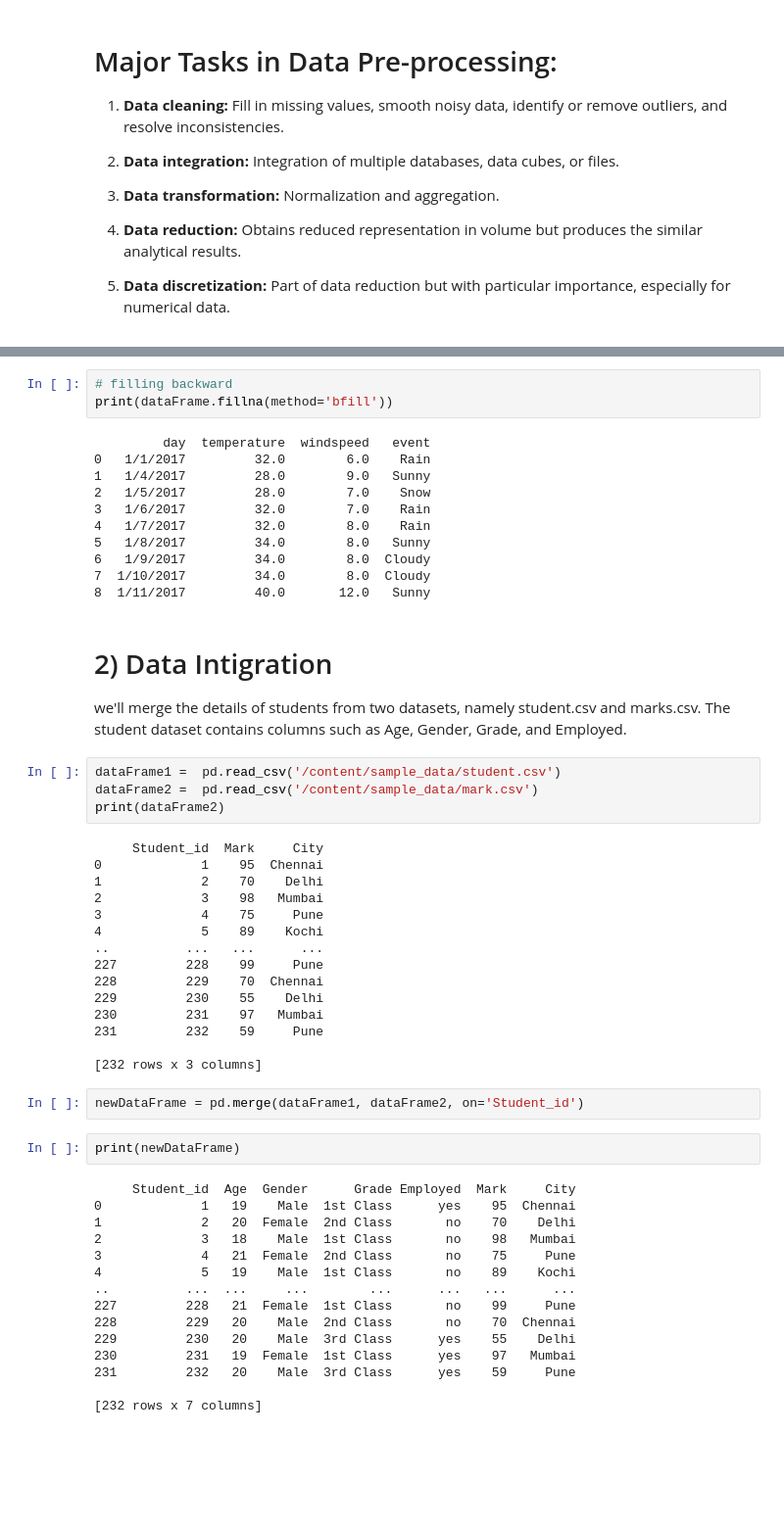
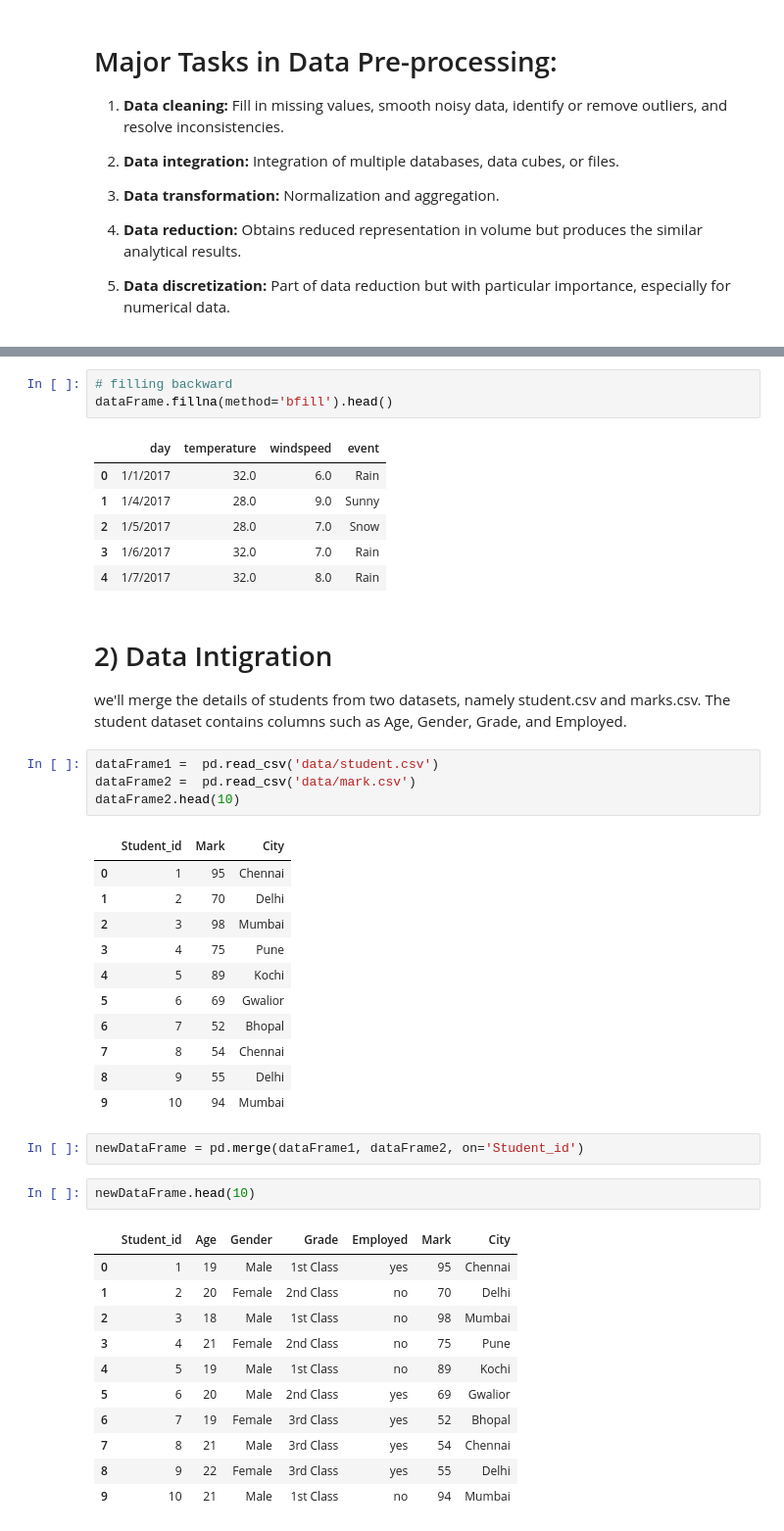
Before and after one commit to nothefakekowshik/DMDWLAB, a Jupyter notebook: ex1/DataPreprocessing.ipynb, the cells around one changed output, grey strips where cells are left out. Shown at 98% size. Saved outputs shown, nothing was run; the diff lists cells and outputs as text; blank space fills up the shorter version.

```diff
--- a/ex1/DataPreprocessing.ipynb
+++ b/ex1/DataPreprocessing.ipynb
@@ -94,59 +200,49 @@ print(dataFrame.fillna(method='pad'))
 # %%
 # filling backward
-print(dataFrame.fillna(method='bfill'))
+dataFrame.fillna(method='bfill').head()
 # %% [output]
-         day  temperature  windspeed   event
-0   1/1/2017         32.0        6.0    Rain
-1   1/4/2017         28.0        9.0   Sunny
-2   1/5/2017         28.0        7.0    Snow
-3   1/6/2017         32.0        7.0    Rain
-4   1/7/2017         32.0        8.0    Rain
-5   1/8/2017         34.0        8.0   Sunny
-6   1/9/2017         34.0        8.0  Cloudy
-7  1/10/2017         34.0        8.0  Cloudy
-8  1/11/2017         40.0       12.0   Sunny
+|  | day | temperature | windspeed | event |
+| 0 | 1/1/2017 | 32.0 | 6.0 | Rain |
+| 1 | 1/4/2017 | 28.0 | 9.0 | Sunny |
+| 2 | 1/5/2017 | 28.0 | 7.0 | Snow |
+| 3 | 1/6/2017 | 32.0 | 7.0 | Rain |
+| 4 | 1/7/2017 | 32.0 | 8.0 | Rain |
 # %% [markdown]
 # 2) Data Intigration
 we'll merge the details of students from two datasets, namely student.csv and marks.csv.
 The student dataset contains columns such as Age, Gender, Grade, and Employed.
 # %%
-dataFrame1 =  pd.read_csv('/content/sample_data/student.csv')
-dataFrame2 =  pd.read_csv('/content/sample_data/mark.csv')
-print(dataFrame2)
+dataFrame1 =  pd.read_csv('data/student.csv')
+dataFrame2 =  pd.read_csv('data/mark.csv')
+dataFrame2.head(10)
 # %% [output]
-     Student_id  Mark     City
-0             1    95  Chennai
-1             2    70    Delhi
-2             3    98   Mumbai
-3             4    75     Pune
-4             5    89    Kochi
-..          ...   ...      ...
-227         228    99     Pune
-228         229    70  Chennai
-229         230    55    Delhi
-230         231    97   Mumbai
-231         232    59     Pune
-
-[232 rows x 3 columns]
+|  | Student_id | Mark | City |
+| 0 | 1 | 95 | Chennai |
+| 1 | 2 | 70 | Delhi |
+| 2 | 3 | 98 | Mumbai |
+| 3 | 4 | 75 | Pune |
+| 4 | 5 | 89 | Kochi |
+| 5 | 6 | 69 | Gwalior |
+| 6 | 7 | 52 | Bhopal |
+| 7 | 8 | 54 | Chennai |
+| 8 | 9 | 55 | Delhi |
+| 9 | 10 | 94 | Mumbai |
 # %%
 newDataFrame = pd.merge(dataFrame1, dataFrame2, on='Student_id')
 # %%
-print(newDataFrame)
+newDataFrame.head(10)
 # %% [output]
-     Student_id  Age  Gender      Grade Employed  Mark     City
-0             1   19    Male  1st Class      yes    95  Chennai
-1             2   20  Female  2nd Class       no    70    Delhi
-2             3   18    Male  1st Class       no    98   Mumbai
-3             4   21  Female  2nd Class       no    75     Pune
-4             5   19    Male  1st Class       no    89    Kochi
-..          ...  ...     ...        ...      ...   ...      ...
-227         228   21  Female  1st Class       no    99     Pune
-228         229   20    Male  2nd Class       no    70  Chennai
-229         230   20    Male  3rd Class      yes    55    Delhi
-230         231   19  Female  1st Class      yes    97   Mumbai
-231         232   20    Male  3rd Class      yes    59     Pune
-
-[232 rows x 7 columns]
+|  | Student_id | Age | Gender | Grade | Employed | Mark | City |
+| 0 | 1 | 19 | Male | 1st Class | yes | 95 | Chennai |
+| 1 | 2 | 20 | Female | 2nd Class | no | 70 | Delhi |
+| 2 | 3 | 18 | Male | 1st Class | no | 98 | Mumbai |
+| 3 | 4 | 21 | Female | 2nd Class | no | 75 | Pune |
+| 4 | 5 | 19 | Male | 1st Class | no | 89 | Kochi |
+| 5 | 6 | 20 | Male | 2nd Class | yes | 69 | Gwalior |
+| 6 | 7 | 19 | Female | 3rd Class | yes | 52 | Bhopal |
+| 7 | 8 | 21 | Male | 3rd Class | yes | 54 | Chennai |
+| 8 | 9 | 22 | Female | 3rd Class | yes | 55 | Delhi |
+| 9 | 10 | 21 | Male | 1st Class | no | 94 | Mumbai |
 # %%
 # Normalization
 a = np.random.random((1,4))
```
Also changed, not shown: parts of 19 cells of this notebook, 1 other file.
